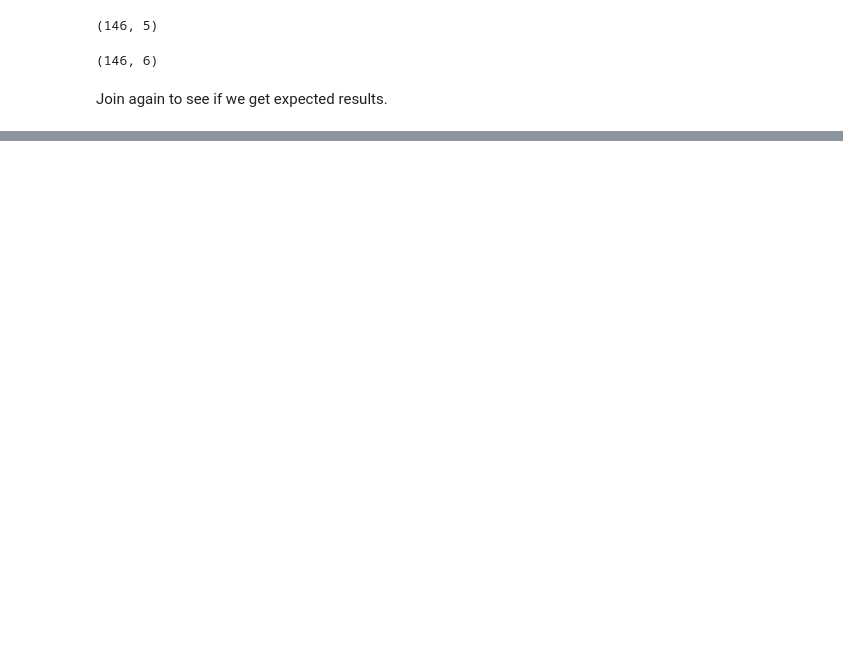
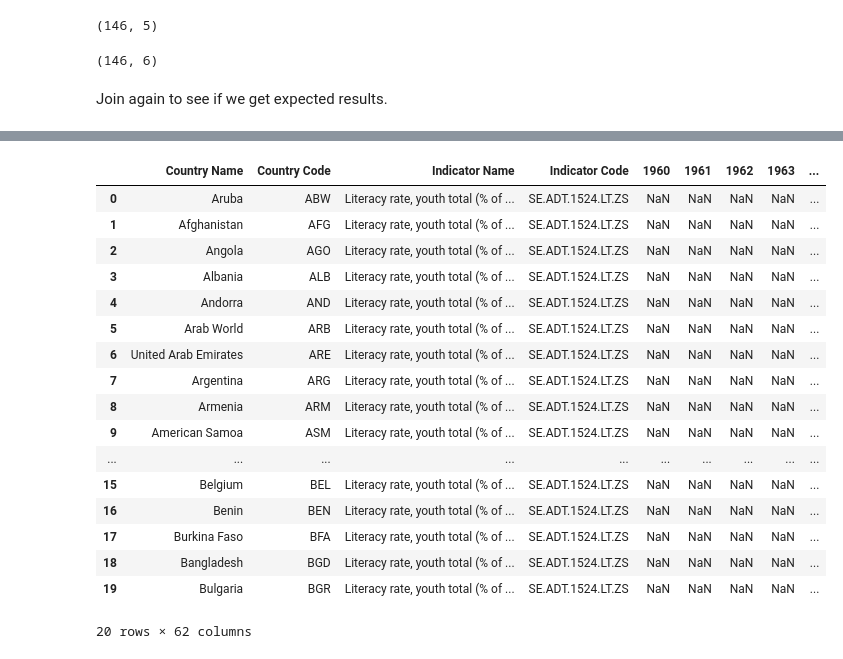
Before and after one commit to joan-wang/data-viz-project, a Jupyter notebook: match_data.ipynb, the cells around one changed output, grey strips where cells are left out. Drawn from its saved outputs; the diff is of its cells as text; code cells hidden in the pictures; blank space fills up the shorter version.

Commit message:
matched all world bank datasets

```diff
--- a/match_data.ipynb
+++ b/match_data.ipynb
@@ -106,0 +141,22 @@ countries.to_csv('data/Countries_normalized.csv')
+# %%
+youth_literacy = pd.read_csv('data/API_SE.ADT.1524.LT.ZS_DS2_en_csv_v2.csv', header=2)
+youth_literacy.head(20) # too many missing values
+# %% [output]
+|  | Country Name | Country Code | Indicator Name | Indicator Code | 1960 | 1961 | 1962 | 1963 | ... |
+| 0 | Aruba | ABW | Literacy rate, youth total (% of ... | SE.ADT.1524.LT.ZS | NaN | NaN | NaN | NaN | ... |
+| 1 | Afghanistan | AFG | Literacy rate, youth total (% of ... | SE.ADT.1524.LT.ZS | NaN | NaN | NaN | NaN | ... |
+| 2 | Angola | AGO | Literacy rate, youth total (% of ... | SE.ADT.1524.LT.ZS | NaN | NaN | NaN | NaN | ... |
+| 3 | Albania | ALB | Literacy rate, youth total (% of ... | SE.ADT.1524.LT.ZS | NaN | NaN | NaN | NaN | ... |
+| 4 | Andorra | AND | Literacy rate, youth total (% of ... | SE.ADT.1524.LT.ZS | NaN | NaN | NaN | NaN | ... |
+| 5 | Arab World | ARB | Literacy rate, youth total (% of ... | SE.ADT.1524.LT.ZS | NaN | NaN | NaN | NaN | ... |
+| 6 | United Arab Emirates | ARE | Literacy rate, youth total (% of ... | SE.ADT.1524.LT.ZS | NaN | NaN | NaN | NaN | ... |
+| 7 | Argentina | ARG | Literacy rate, youth total (% of ... | SE.ADT.1524.LT.ZS | NaN | NaN | NaN | NaN | ... |
+| 8 | Armenia | ARM | Literacy rate, youth total (% of ... | SE.ADT.1524.LT.ZS | NaN | NaN | NaN | NaN | ... |
+| 9 | American Samoa | ASM | Literacy rate, youth total (% of ... | SE.ADT.1524.LT.ZS | NaN | NaN | NaN | NaN | ... |
+| ... | ... | ... | ... | ... | ... | ... | ... | ... | ... |
+| 15 | Belgium | BEL | Literacy rate, youth total (% of ... | SE.ADT.1524.LT.ZS | NaN | NaN | NaN | NaN | ... |
+| 16 | Benin | BEN | Literacy rate, youth total (% of ... | SE.ADT.1524.LT.ZS | NaN | NaN | NaN | NaN | ... |
+| 17 | Burkina Faso | BFA | Literacy rate, youth total (% of ... | SE.ADT.1524.LT.ZS | NaN | NaN | NaN | NaN | ... |
+| 18 | Bangladesh | BGD | Literacy rate, youth total (% of ... | SE.ADT.1524.LT.ZS | NaN | NaN | NaN | NaN | ... |
+| 19 | Bulgaria | BGR | Literacy rate, youth total (% of ... | SE.ADT.1524.LT.ZS | NaN | NaN | NaN | NaN | ... |
+20 rows × 62 columns
```
Also changed, not shown: parts of 15 cells of this notebook, 1 other file.
